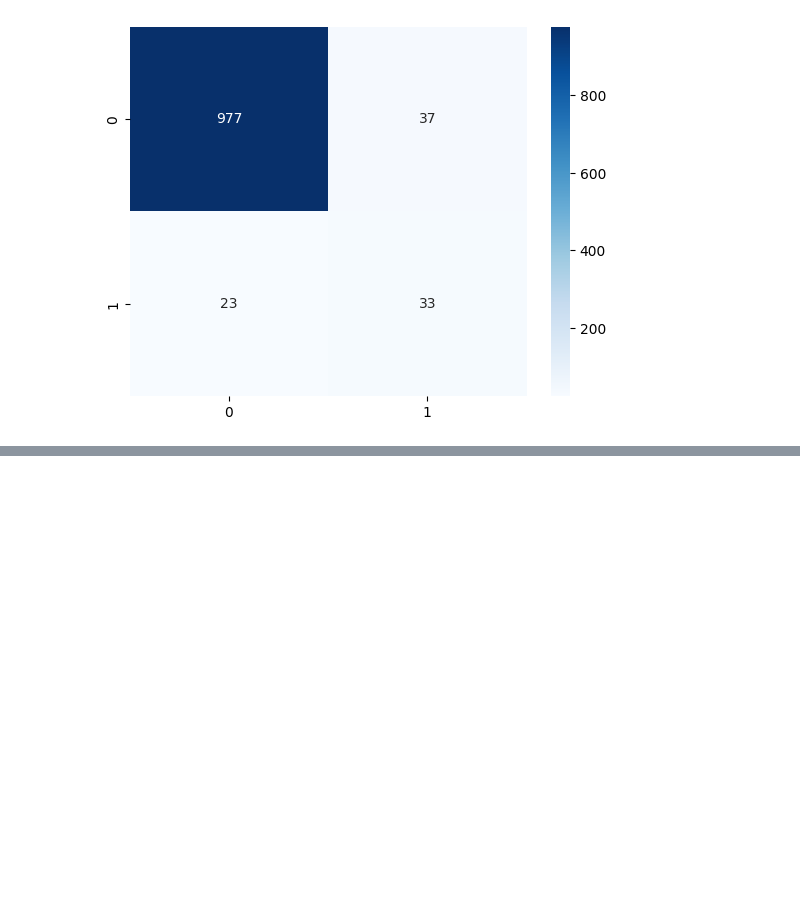
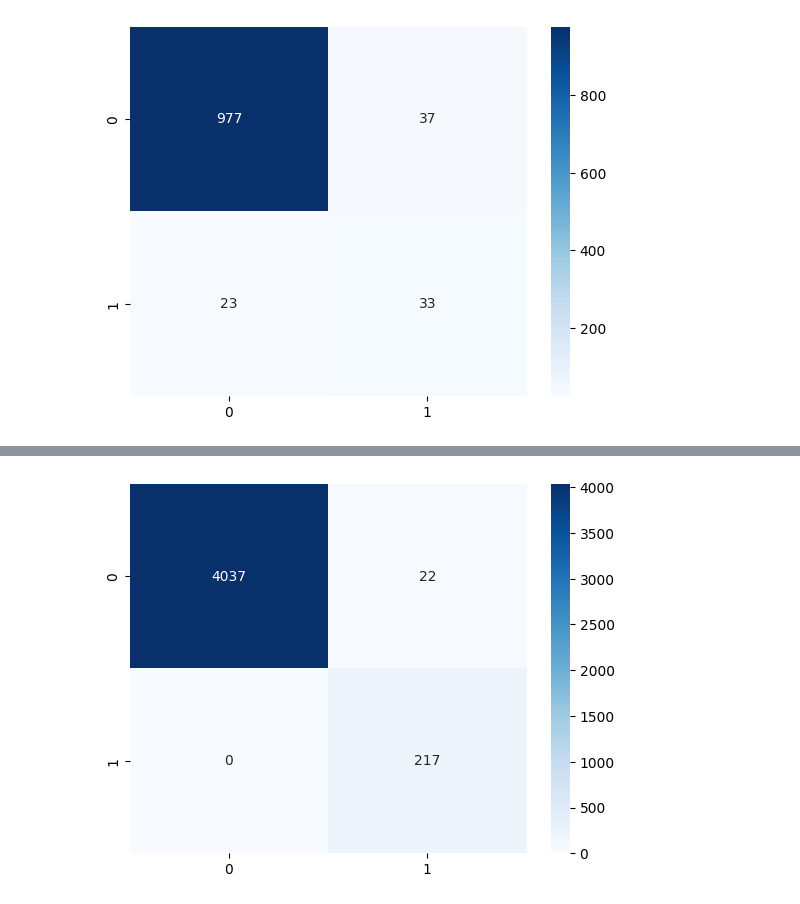
Before and after one commit to aroraomansh/F1-Prediction, a Jupyter notebook: main.ipynb, the cells around one changed output, grey strips where cells are left out. Saved outputs shown, nothing was run; the diff lists cells and outputs as text; code cells hidden in the pictures; blank space fills up the shorter version.

```diff
--- a/main.ipynb
+++ b/main.ipynb
@@ -184,3 +190,12 @@ cm=confusion_matrix(Y_test, y_pred)
 sns.heatmap(cm, annot=True, cmap='Blues',fmt='d');
 # %% [output]
 [figure]
+# %%
+#random forest
+from sklearn.ensemble import RandomForestClassifier
+rf = RandomForestClassifier(class_weight='balanced', n_estimators=100)
+rf.fit(X_train, Y_train)
+
+y_pred_train=rf.predict(X_train)
+
+print(classification_report(Y_train, y_pred_train))
@@ -186,0 +211,5 @@ sns.heatmap(cm, annot=True, cmap='Blues',fmt='d');
+# %%
+cm=confusion_matrix(Y_train, y_pred_train)
+sns.heatmap(cm, annot=True, cmap='Blues',fmt='d');
+# %% [output]
+[figure, added]
```
Also changed, not shown: parts of 12 cells of this notebook.
